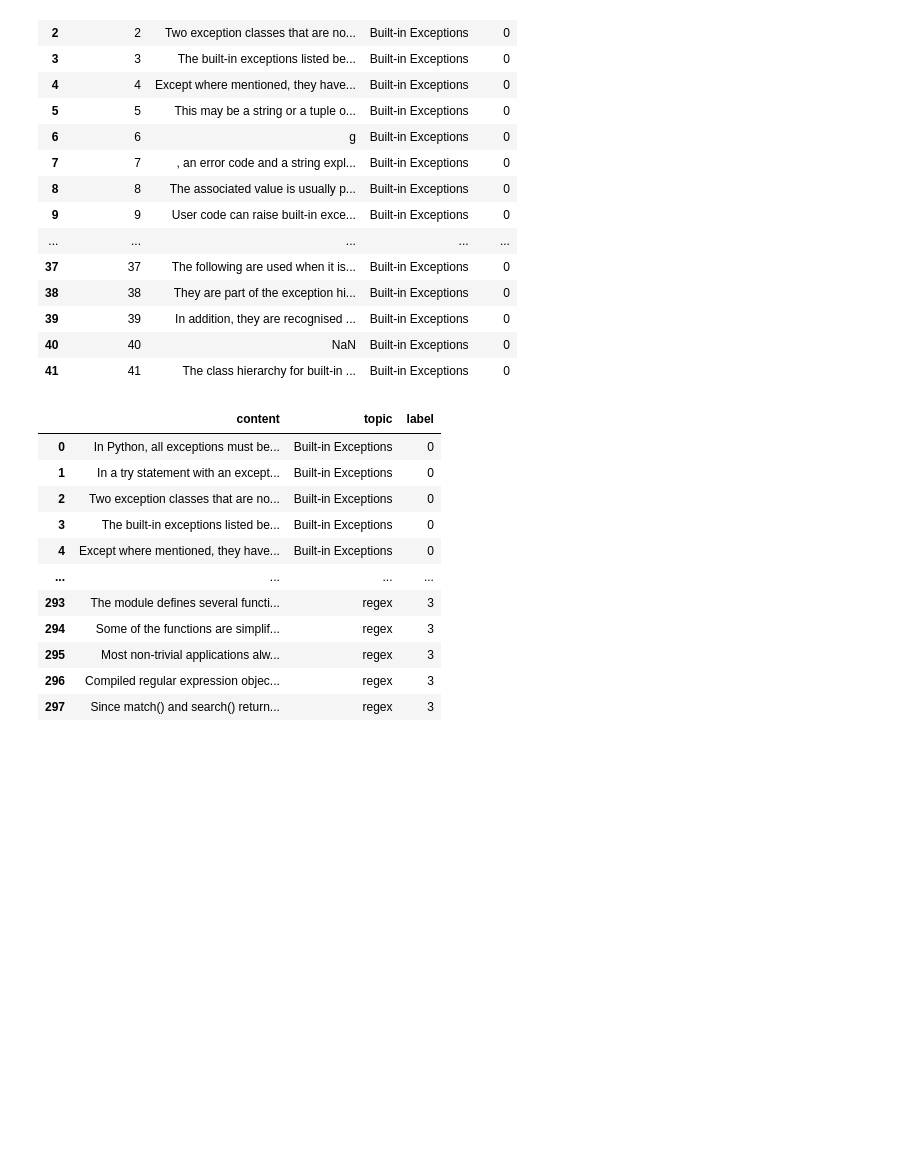
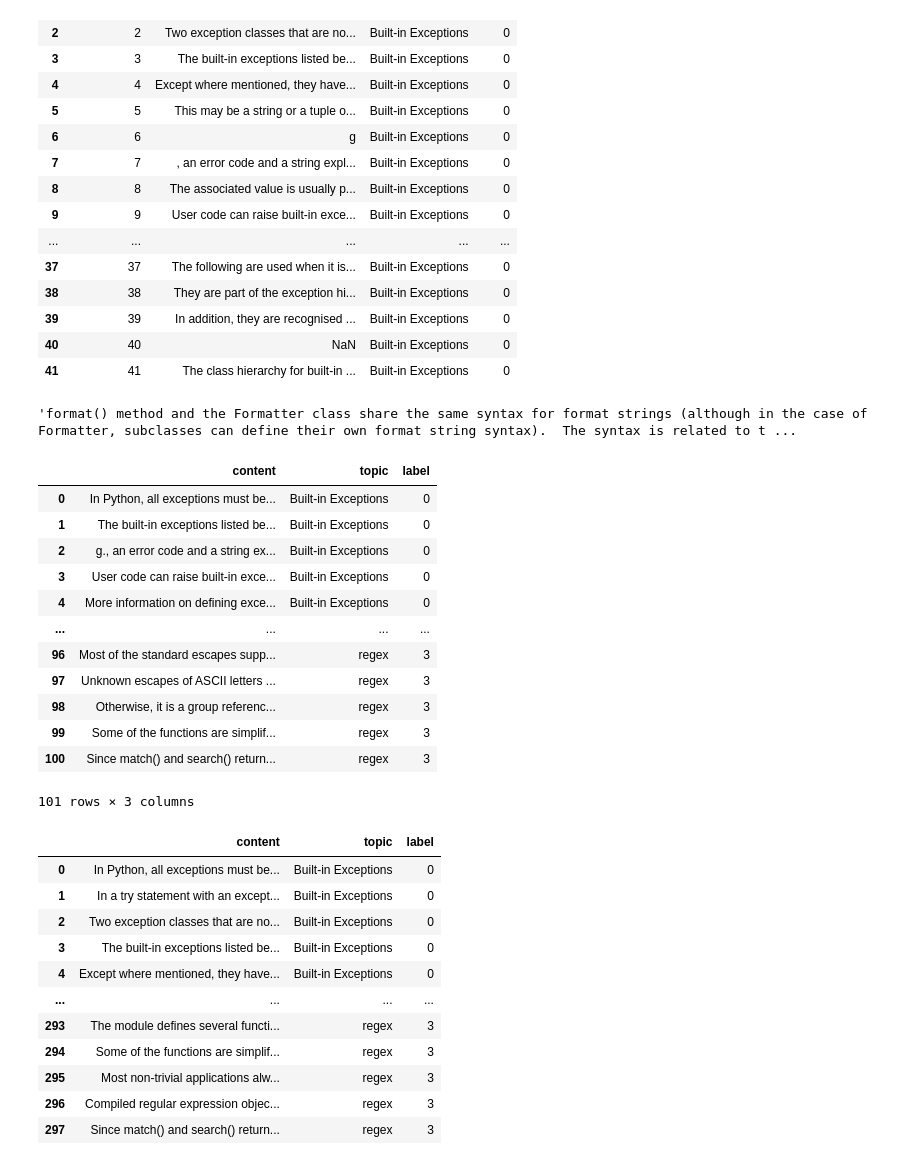
Before and after one commit to ece1786-2022/PyOverflow, a Jupyter notebook: data_combiner.ipynb, the cells around one changed output. Drawn from its saved outputs; the diff is of its cells as text; code cells hidden in the pictures; blank space fills up the shorter version.

```diff
--- a/data_combiner.ipynb
+++ b/data_combiner.ipynb
@@ -2,10 +2,10 @@
 import numpy as np
 import pandas as pd
 # %%
-path1='D:/FILES/University of Toronto/Subjects/Fall 2022/NLP/project/PyOverflow/Data/Training/CSV/built-in-exceptions.csv'
-path2='D:/FILES/University of Toronto/Subjects/Fall 2022/NLP/project/PyOverflow/Data/Training/CSV/built-in-types.csv'
-path3='D:/FILES/University of Toronto/Subjects/Fall 2022/NLP/project/PyOverflow/Data/Training/CSV/string.csv'
-path4='D:/FILES/University of Toronto/Subjects/Fall 2022/NLP/project/PyOverflow/Data/Training/CSV/regex.csv'
+path1='Data/Training/CSV/built-in-exceptions.csv'
+path2='Data/Training/CSV/built-in-types.csv'
+path3='Data/Training/CSV/string.csv'
+path4='Data/Training/CSV/regex.csv'
 df1=pd.read_csv(path1)
 df2=pd.read_csv(path2)
 df3=pd.read_csv(path3)
@@ -35,5 +35,31 @@ df1
 | 39 | 39 | In addition, they are recognised ... | Built-in Exceptions | 0 |
 | 40 | 40 | NaN | Built-in Exceptions | 0 |
 | 41 | 41 | The class hierarchy for built-in ... | Built-in Exceptions | 0 |
+# %%
+# merge 3 rows into 1 row using for loop
+def merge_rows(dfw):
+    dfw = dfw.dropna()
+    dfw.reset_index(drop=True, inplace=True)
+    dfw.drop(['Unnamed: 0'], axis=1, inplace=True)
+    df=pd.DataFrame(columns=['content', 'topic', 'label'])
+    for i in range(0,dfw.shape[0],3):
+        temp=pd.DataFrame()
+        # join 3 sentences into 1
+        temp1= dfw['content'].iloc[i:i+3].str.cat(sep='.')
+        temp2=dfw['topic'][i]
+        temp3=dfw['label'][i]
+        temp = pd.DataFrame([temp1, temp2, temp3], index=['content', 'topic', 'label']).T
+        df=df.append(temp, ignore_index=True)
+
+    return df
+
+df1=merge_rows(df1)
+df2=merge_rows(df2)
+df3=merge_rows(df3)
+df4=merge_rows(df4)
+# %%
+df3.iloc[1]['content']
+# %% [output]
+'format() method and the Formatter class share the same syntax for format strings (although in the case of Formatter, subclasses can define their own format string syntax).  The syntax is related to t ...
 # %%
-pd.concat([df1,df2,df3,df4],axis=0).reset_index().drop(['index','Unnamed: 0'],axis=1).dropna().to_csv('D:/FILES/University of Toronto/Subjects/Fall 2022/NLP/project/PyOverflow/Data/Training/combined.csv',index=False)
+data = pd.concat([df1,df2,df3,df4],axis=0).reset_index().drop(['index'],axis=1)
@@ -42,0 +66,16 @@ df=pd.read_csv(path)
+# %%
+data
+# %% [output]
+|  | content | topic | label |
+| 0 | In Python, all exceptions must be... | Built-in Exceptions | 0 |
+| 1 | The built-in exceptions listed be... | Built-in Exceptions | 0 |
+| 2 | g., an error code and a string ex... | Built-in Exceptions | 0 |
+| 3 | User code can raise built-in exce... | Built-in Exceptions | 0 |
+| 4 | More information on defining exce... | Built-in Exceptions | 0 |
+| ... | ... | ... | ... |
+| 96 | Most of the standard escapes supp... | regex | 3 |
+| 97 | Unknown escapes of ASCII letters ... | regex | 3 |
+| 98 | Otherwise, it is a group referenc... | regex | 3 |
+| 99 | Some of the functions are simplif... | regex | 3 |
+| 100 | Since match() and search() return... | regex | 3 |
+101 rows × 3 columns
```
Also changed, not shown: parts of 9 cells of this notebook, 2 other files.
